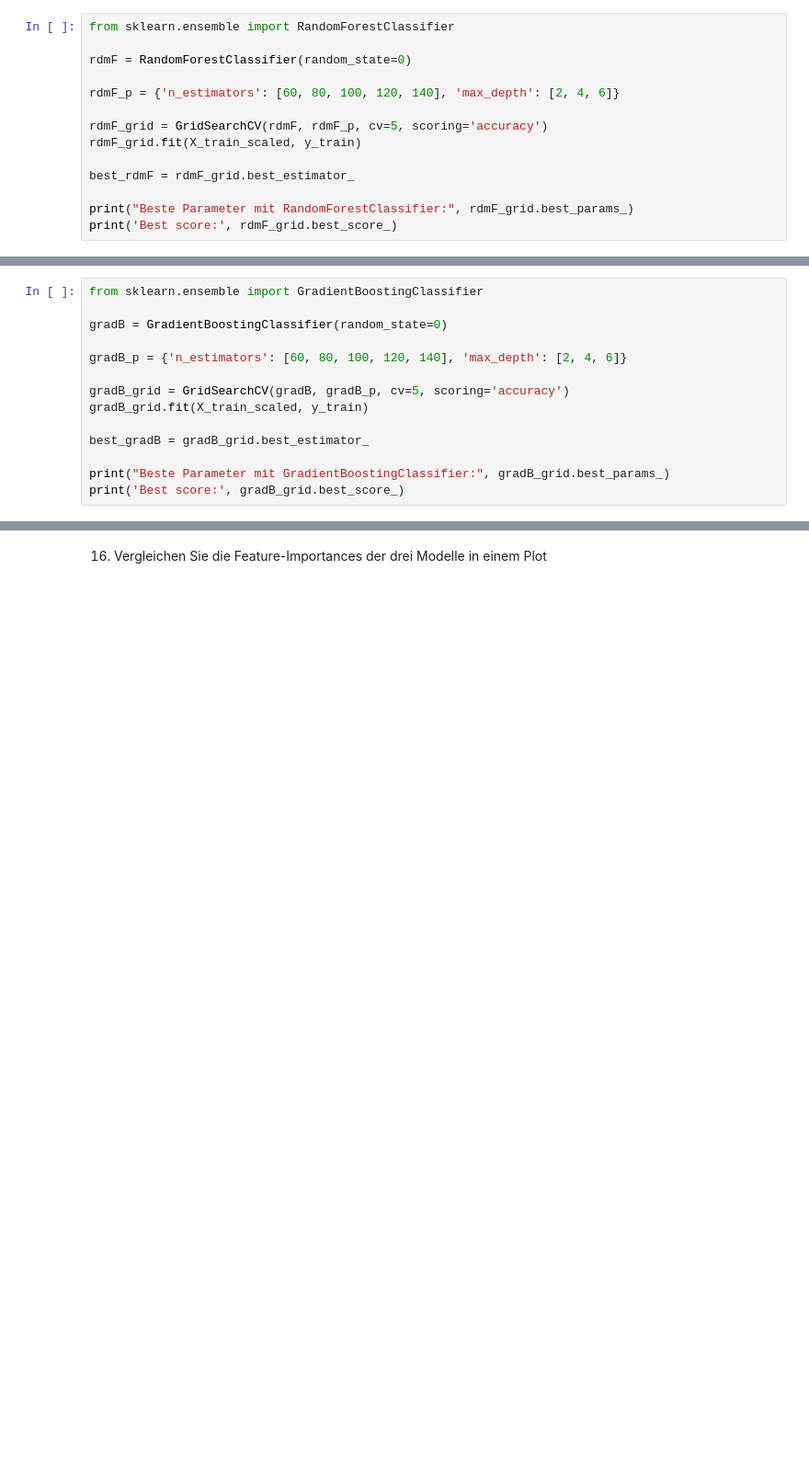
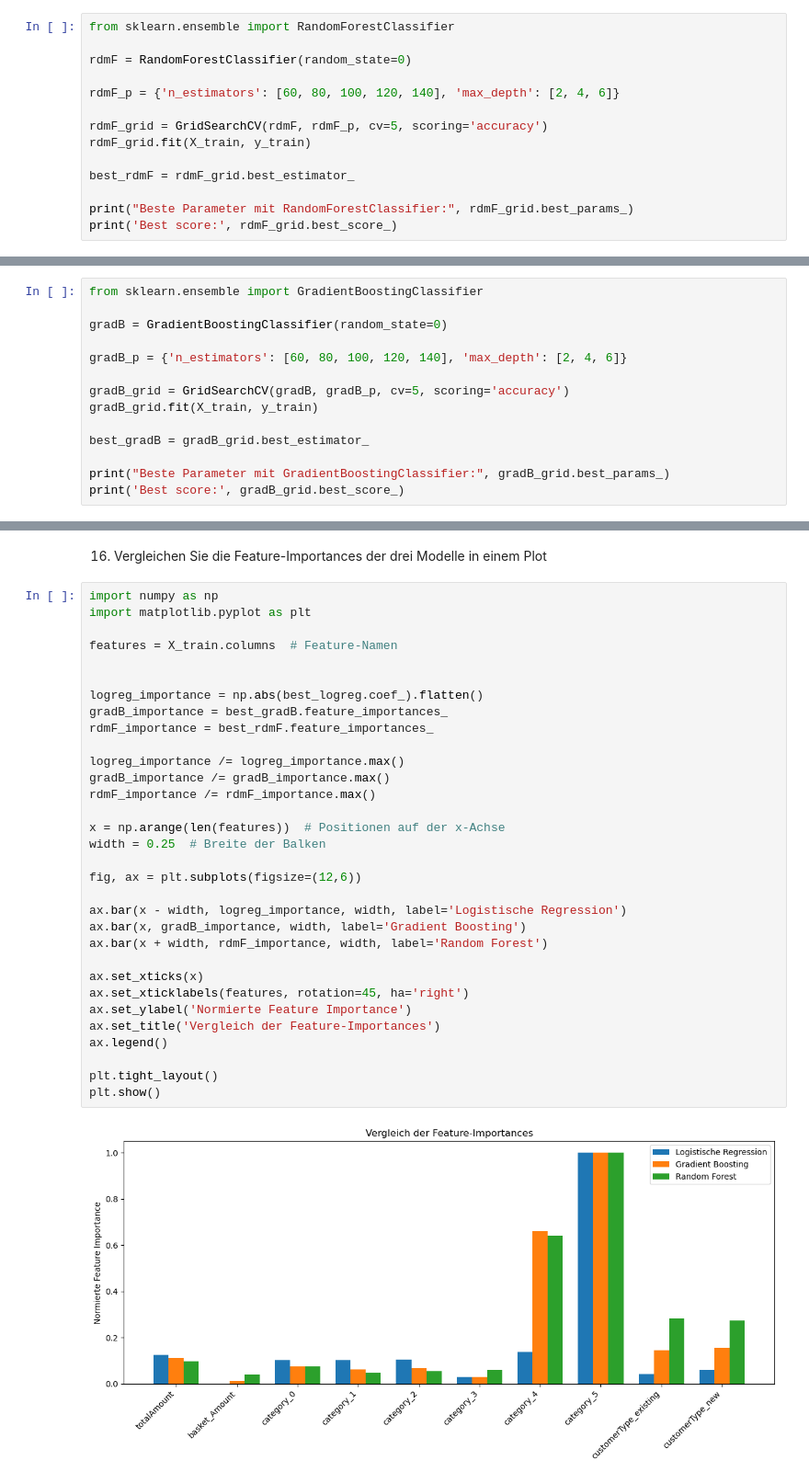
Before and after one commit to ClaraSto/ml-projekt-ss25, a Jupyter notebook: projekt.ipynb, the cells around one changed output, grey strips where cells are left out. Shown at 92% size. Cells and saved outputs as stored; diff of their text form; blank space fills up the shorter version.

```diff
--- a/projekt.ipynb
+++ b/projekt.ipynb
@@ -207,7 +208,7 @@ rdmF = RandomForestClassifier(random_state=0)
 rdmF_p = {'n_estimators': [60, 80, 100, 120, 140], 'max_depth': [2, 4, 6]}
 
 rdmF_grid = GridSearchCV(rdmF, rdmF_p, cv=5, scoring='accuracy')
-rdmF_grid.fit(X_train_scaled, y_train)
+rdmF_grid.fit(X_train, y_train)
 
 best_rdmF = rdmF_grid.best_estimator_
 
@@ -226,7 +227,7 @@ gradB = GradientBoostingClassifier(random_state=0)
 gradB_p = {'n_estimators': [60, 80, 100, 120, 140], 'max_depth': [2, 4, 6]}
 
 gradB_grid = GridSearchCV(gradB, gradB_p, cv=5, scoring='accuracy')
-gradB_grid.fit(X_train_scaled, y_train)
+gradB_grid.fit(X_train, y_train)
 
 best_gradB = gradB_grid.best_estimator_
 
@@ -422,2 +424,36 @@ Common wrong indices total:  898
 # %% [markdown]
 16. Vergleichen Sie die Feature-Importances der drei Modelle in einem Plot
+# %%
+import numpy as np
+import matplotlib.pyplot as plt
+
+features = X_train.columns  # Feature-Namen
+
+
+logreg_importance = np.abs(best_logreg.coef_).flatten()
+gradB_importance = best_gradB.feature_importances_
+rdmF_importance = best_rdmF.feature_importances_
+
+logreg_importance /= logreg_importance.max()
+gradB_importance /= gradB_importance.max()
+rdmF_importance /= rdmF_importance.max()
+
+x = np.arange(len(features))  # Positionen auf der x-Achse
+width = 0.25  # Breite der Balken
+
+fig, ax = plt.subplots(figsize=(12,6))
+
+ax.bar(x - width, logreg_importance, width, label='Logistische Regression')
+ax.bar(x, gradB_importance, width, label='Gradient Boosting')
+ax.bar(x + width, rdmF_importance, width, label='Random Forest')
+
+ax.set_xticks(x)
+ax.set_xticklabels(features, rotation=45, ha='right')
+ax.set_ylabel('Normierte Feature Importance')
+ax.set_title('Vergleich der Feature-Importances')
+ax.legend()
+
+plt.tight_layout()
+plt.show()
+# %% [output]
+[figure, added]
```
Also changed, not shown: parts of 7 cells of this notebook.
